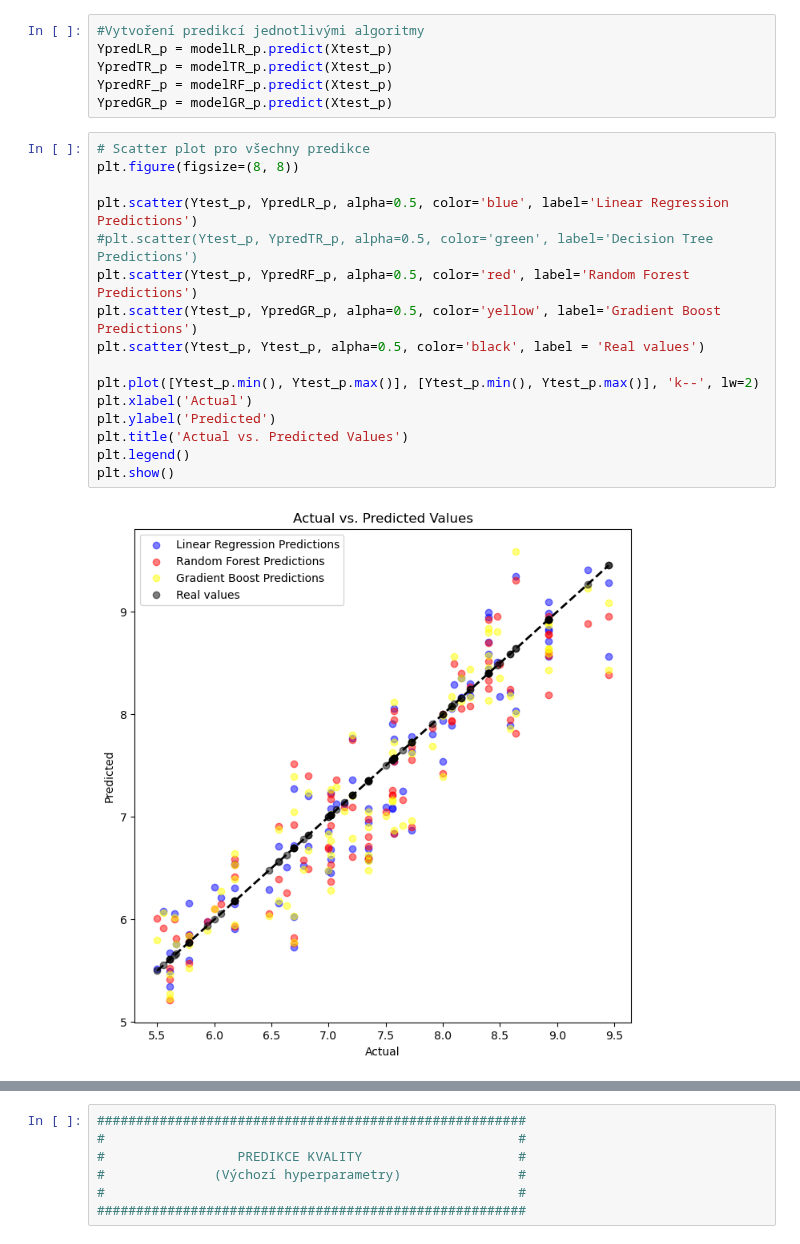
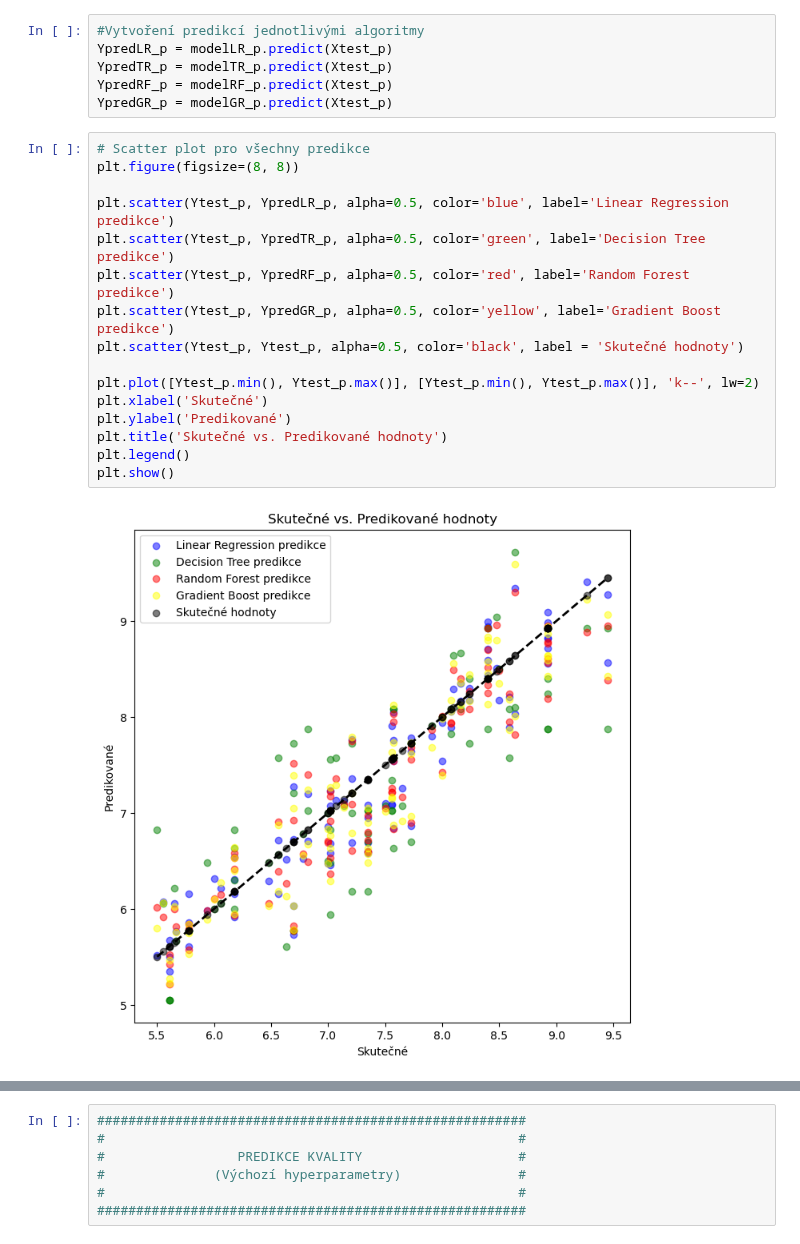
Before and after one commit to GeorgeWbk/dp2024, a Jupyter notebook: Diplomka.ipynb, the cells around one changed output, grey strips where cells are left out. Saved outputs shown, nothing was run; the diff lists cells and outputs as text.

```diff
--- a/Diplomka.ipynb
+++ b/Diplomka.ipynb
@@ -298,21 +296,21 @@ YpredGR_p = modelGR_p.predict(Xtest_p)
 # %%
 # Scatter plot pro všechny predikce
 plt.figure(figsize=(8, 8))
 
-plt.scatter(Ytest_p, YpredLR_p, alpha=0.5, color='blue', label='Linear Regression Predictions')
-#plt.scatter(Ytest_p, YpredTR_p, alpha=0.5, color='green', label='Decision Tree Predictions')
-plt.scatter(Ytest_p, YpredRF_p, alpha=0.5, color='red', label='Random Forest Predictions')
-plt.scatter(Ytest_p, YpredGR_p, alpha=0.5, color='yellow', label='Gradient Boost Predictions')
-plt.scatter(Ytest_p, Ytest_p, alpha=0.5, color='black', label = 'Real values')
+plt.scatter(Ytest_p, YpredLR_p, alpha=0.5, color='blue', label='Linear Regression predikce')
+plt.scatter(Ytest_p, YpredTR_p, alpha=0.5, color='green', label='Decision Tree predikce')
+plt.scatter(Ytest_p, YpredRF_p, alpha=0.5, color='red', label='Random Forest predikce')
+plt.scatter(Ytest_p, YpredGR_p, alpha=0.5, color='yellow', label='Gradient Boost predikce')
+plt.scatter(Ytest_p, Ytest_p, alpha=0.5, color='black', label = 'Skutečné hodnoty')
 
 plt.plot([Ytest_p.min(), Ytest_p.max()], [Ytest_p.min(), Ytest_p.max()], 'k--', lw=2)
-plt.xlabel('Actual')
-plt.ylabel('Predicted')
-plt.title('Actual vs. Predicted Values')
+plt.xlabel('Skutečné')
+plt.ylabel('Predikované')
+plt.title('Skutečné vs. Predikované hodnoty')
 plt.legend()
 plt.show()
 # %% [output]
-[figure, old version]
+[figure, new version]
 # %%
 #Výpis MAE
 print("MAE všech modelů (nižší = lepší) \n")
```
Also changed, not shown: parts of 48 cells of this notebook.
